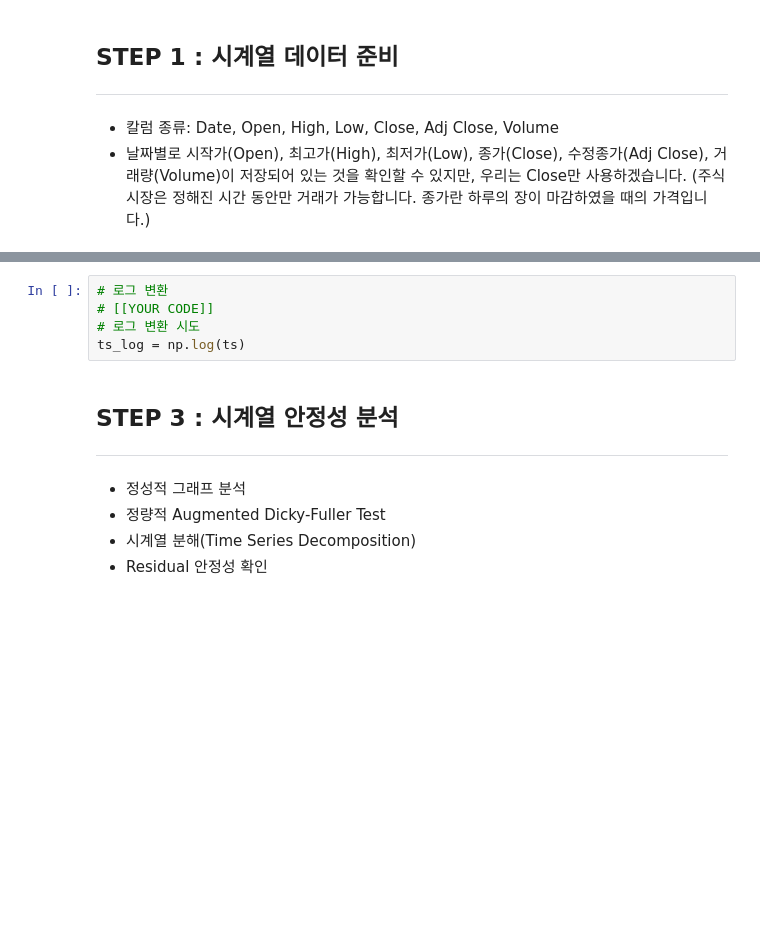
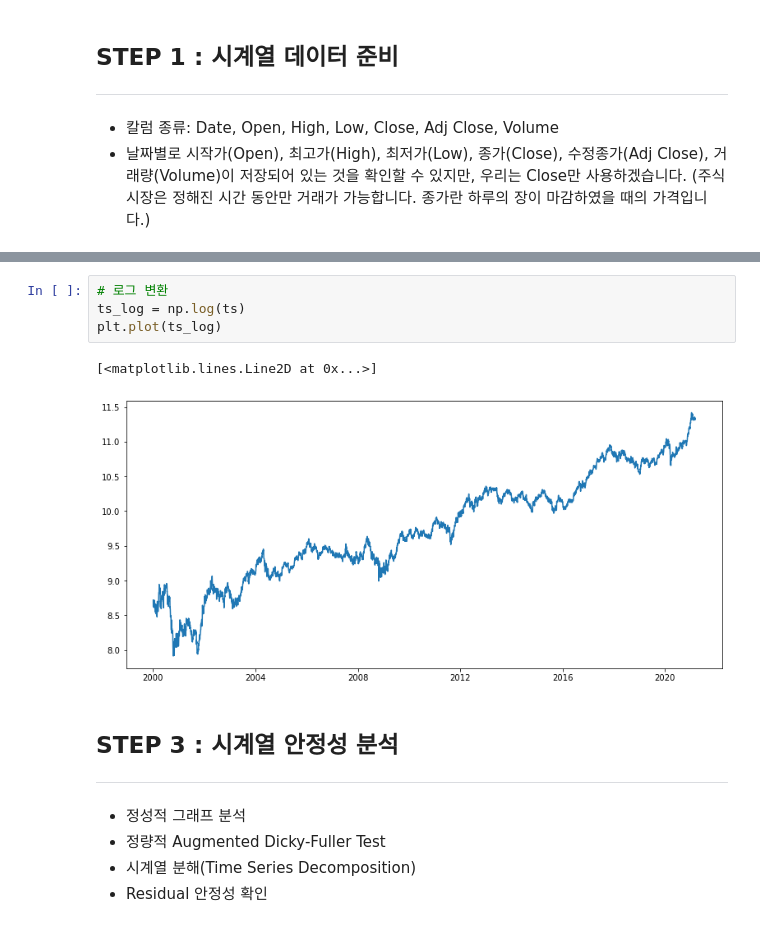
Before and after one commit to mochafreddo/aiffel, a Jupyter notebook: [E-13]Let's challenge stock prediction.ipynb, the cells around one changed output, grey strips where cells are left out. Cells and saved outputs as stored; diff of their text form; blank space fills up the shorter version.

```diff
--- a/[E-13]Let's challenge stock prediction.ipynb
+++ b/[E-13]Let's challenge stock prediction.ipynb
@@ -45,8 +74,10 @@ ts[ts.isna()]  # Time Series에서 결측치가 있는 부분만 Series로 출
 # %%
 # 로그 변환
-# [[YOUR CODE]]
-# 로그 변환 시도
 ts_log = np.log(ts)
+plt.plot(ts_log)
+# %% [output]
+[<matplotlib.lines.Line2D at 0x...>]
+[figure, added]
 # %% [markdown]
 ## STEP 3 : 시계열 안정성 분석
 ---
```
Also changed, not shown: parts of 44 cells of this notebook.
